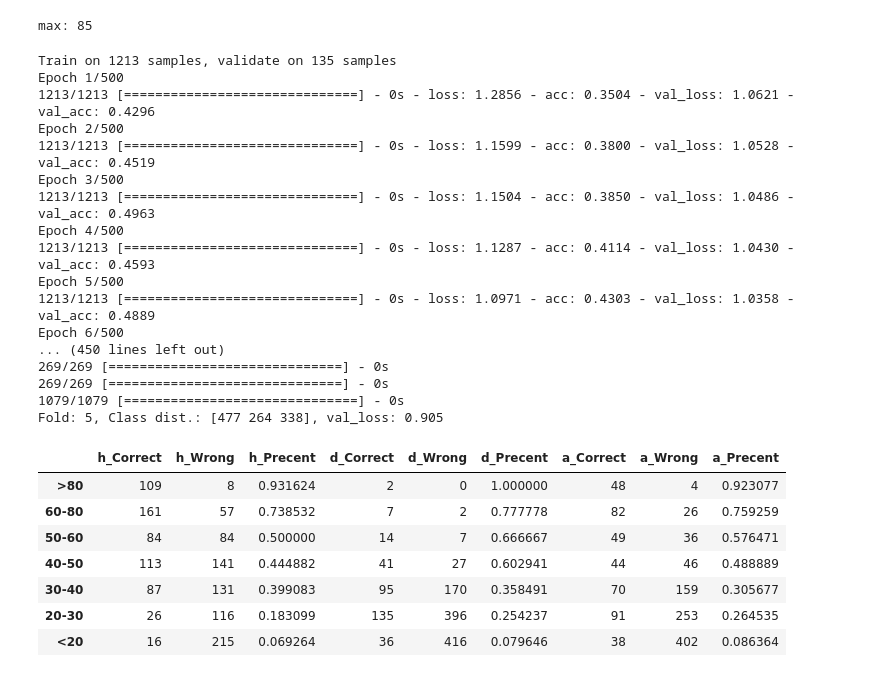
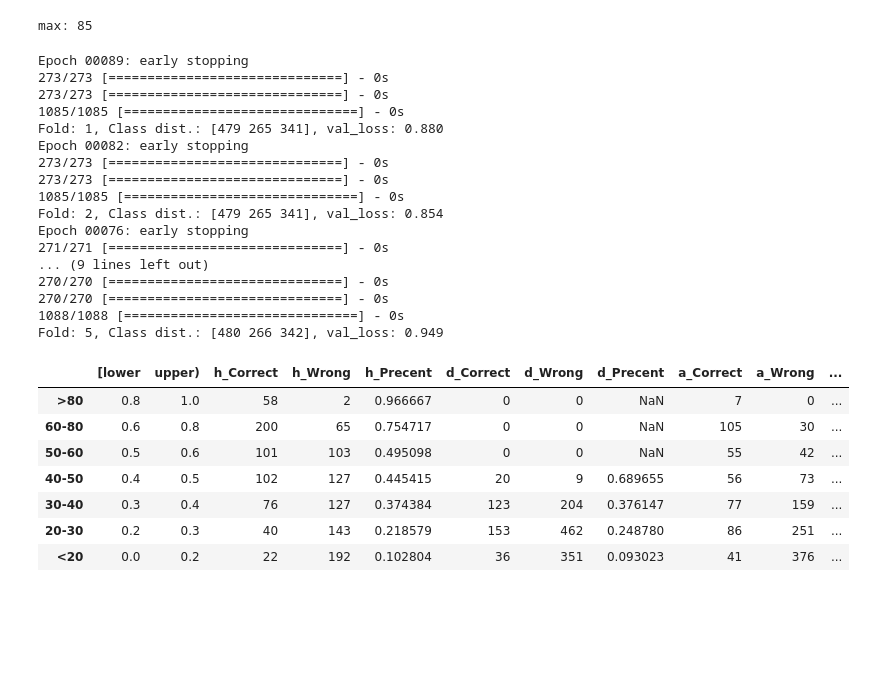
Before and after one commit to yat011/football_prediction, a Jupyter notebook: main-V8(Add other nn).ipynb, the cells around one changed output. Cells and saved outputs as stored; diff of their text form; code cells hidden in the pictures; blank space fills up the shorter version.

```diff
--- a/main-V8(Add other nn).ipynb
+++ b/main-V8(Add other nn).ipynb
@@ -75,7 +75,7 @@ def oneHotDecode(self, X_sample):
 def convertToDate(dayStamps):
     res = []
     for v in dayStamps:
-        res.append(datetime.datetime.fromtimestamp(v*24*60*60))
+        res.append(datetime.datetime.fromtimestamp(float(v)*24*60*60))
     return res
 
 #TODO confusion matrix ,e.g. 100 - 90 % precision
@@ -106,6 +106,8 @@ def _precisionClassify(df,proba, wins, c =0 ):
 
 def precisionMatrix(proba, y):
     rowHeader = ['>80','60-80','50-60','40-50','30-40','20-30','<20']
+
+
     df = pd.DataFrame(np.zeros(shape=(7,3)),index=rowHeader, columns=['h_Correct', 'h_Wrong','h_Precent'])
     hproba = proba[:,0]
     wins = np.argmax(y,axis=1)
@@ -116,7 +118,11 @@ def precisionMatrix(proba, y):
     temp = pd.DataFrame(np.zeros(shape=(7,3)),index=rowHeader, columns=['a_Correct', 'a_Wrong','a_Precent'])
     aproba = proba[:,2]
     df = df.join(_precisionClassify(temp,aproba,wins,c=2))
-    return df
+
+    bound = pd.DataFrame(np.array([[0.8,1.0],[0.6,0.8],[0.5,0.6],[0.4,0.5],[0.3,0.4],[0.2,0.3],[0,0.2]] )
+                                ,index=rowHeader, columns=['[lower', 'upper)'])
+
+    return bound.join(df)
 
 from datetime import date, timedelta
 from sklearn.metrics import precision_score
@@ -1229,7 +1168,7 @@ plt.show()
 [figure]
 # %%
 from sklearn.cross_validation import StratifiedKFold
-def crossValidate2(model, X,y, fold = 10):
+def crossValidate2(node_sizes, X,y, fold = 10):
     y_label = np.argmax(y,axis=1)
 
     kfold = StratifiedKFold(y=y_label,
@@ -1242,7 +1181,8 @@ def crossValidate2(model, X,y, fold = 10):
     proba_y=[]
     for k, (train, test) in enumerate(kfold):
         earlyCallback = EarlyStopping(patience=20,verbose=1)
-        history = model.fit(X_scaled,y,verbose=1,nb_epoch=500, validation_split=0.1,show_accuracy=True, callbacks=[earlyCallback])
+        model = createModel(node_sizes)
+        history = model.fit(X_scaled,y,verbose=0,nb_epoch=500, validation_split=0.1,show_accuracy=True, callbacks=[earlyCallback])
       #  firstNScores.append(firstNScore(2, model.predict_proba(X[test]), y[test]))
         score = model.evaluate(X[test],y[test])
         proba_test.append(model.predict_proba(X[test]))
@@ -1319,34 +1243,35 @@ range(5, 96, 5)
 [figure]
 max: 85
 # %%
-model = createModel([85,85])
-train_scores,scores, proba_test,proba_y = crossValidate2(model,X_scaled,y,fold=5)
+#model = createModel([85,85])
+train_scores,scores, proba_test,proba_y = crossValidate2([85,85],X_scaled,y,fold=5)
 # %% [output]
-Train on 1213 samples, validate on 135 samples
-Epoch 1/500
-1213/1213 [==============================] - 0s - loss: 1.2856 - acc: 0.3504 - val_loss: 1.0621 - val_acc: 0.4296
-Epoch 2/500
-1213/1213 [==============================] - 0s - loss: 1.1599 - acc: 0.3800 - val_loss: 1.0528 - val_acc: 0.4519
-Epoch 3/500
-1213/1213 [==============================] - 0s - loss: 1.1504 - acc: 0.3850 - val_loss: 1.0486 - val_acc: 0.4963
-Epoch 4/500
-1213/1213 [==============================] - 0s - loss: 1.1287 - acc: 0.4114 - val_loss: 1.0430 - val_acc: 0.4593
-Epoch 5/500
-1213/1213 [==============================] - 0s - loss: 1.0971 - acc: 0.4303 - val_loss: 1.0358 - val_acc: 0.4889
-Epoch 6/500
-... (450 lines left out)
-269/269 [==============================] - 0s
-269/269 [==============================] - 0s
-1079/1079 [==============================] - 0s
-Fold: 5, Class dist.: [477 264 338], val_loss: 0.905
+Epoch 00089: early stopping
+273/273 [==============================] - 0s
+273/273 [==============================] - 0s
+1085/1085 [==============================] - 0s
+Fold: 1, Class dist.: [479 265 341], val_loss: 0.880
+Epoch 00082: early stopping
+273/273 [==============================] - 0s
+273/273 [==============================] - 0s
+1085/1085 [==============================] - 0s
+Fold: 2, Class dist.: [479 265 341], val_loss: 0.854
+Epoch 00076: early stopping
+271/271 [==============================] - 0s
+... (9 lines left out)
+270/270 [==============================] - 0s
+270/270 [==============================] - 0s
+1088/1088 [==============================] - 0s
+Fold: 5, Class dist.: [480 266 342], val_loss: 0.949
 # %%
-precisionMatrix(np.vstack(proba_test),np.vstack(proba_y))
+p_matrix = precisionMatrix(np.vstack(proba_test),np.vstack(proba_y))
+p_matrix
 # %% [output]
-|  | h_Correct | h_Wrong | h_Precent | d_Correct | d_Wrong | d_Precent | a_Correct | a_Wrong | a_Precent |
-| >80 | 109 | 8 | 0.931624 | 2 | 0 | 1.000000 | 48 | 4 | 0.923077 |
-| 60-80 | 161 | 57 | 0.738532 | 7 | 2 | 0.777778 | 82 | 26 | 0.759259 |
-| 50-60 | 84 | 84 | 0.500000 | 14 | 7 | 0.666667 | 49 | 36 | 0.576471 |
-| 40-50 | 113 | 141 | 0.444882 | 41 | 27 | 0.602941 | 44 | 46 | 0.488889 |
-| 30-40 | 87 | 131 | 0.399083 | 95 | 170 | 0.358491 | 70 | 159 | 0.305677 |
-| 20-30 | 26 | 116 | 0.183099 | 135 | 396 | 0.254237 | 91 | 253 | 0.264535 |
-| <20 | 16 | 215 | 0.069264 | 36 | 416 | 0.079646 | 38 | 402 | 0.086364 |
+|  | [lower | upper) | h_Correct | h_Wrong | h_Precent | d_Correct | d_Wrong | d_Precent | a_Correct | a_Wrong | ... |
+| >80 | 0.8 | 1.0 | 58 | 2 | 0.966667 | 0 | 0 | NaN | 7 | 0 | ... |
+| 60-80 | 0.6 | 0.8 | 200 | 65 | 0.754717 | 0 | 0 | NaN | 105 | 30 | ... |
+| 50-60 | 0.5 | 0.6 | 101 | 103 | 0.495098 | 0 | 0 | NaN | 55 | 42 | ... |
+| 40-50 | 0.4 | 0.5 | 102 | 127 | 0.445415 | 20 | 9 | 0.689655 | 56 | 73 | ... |
+| 30-40 | 0.3 | 0.4 | 76 | 127 | 0.374384 | 123 | 204 | 0.376147 | 77 | 159 | ... |
+| 20-30 | 0.2 | 0.3 | 40 | 143 | 0.218579 | 153 | 462 | 0.248780 | 86 | 251 | ... |
+| <20 | 0.0 | 0.2 | 22 | 192 | 0.102804 | 36 | 351 | 0.093023 | 41 | 376 | ... |
```
Also changed, not shown: parts of 19 cells of this notebook, 3 other files.
